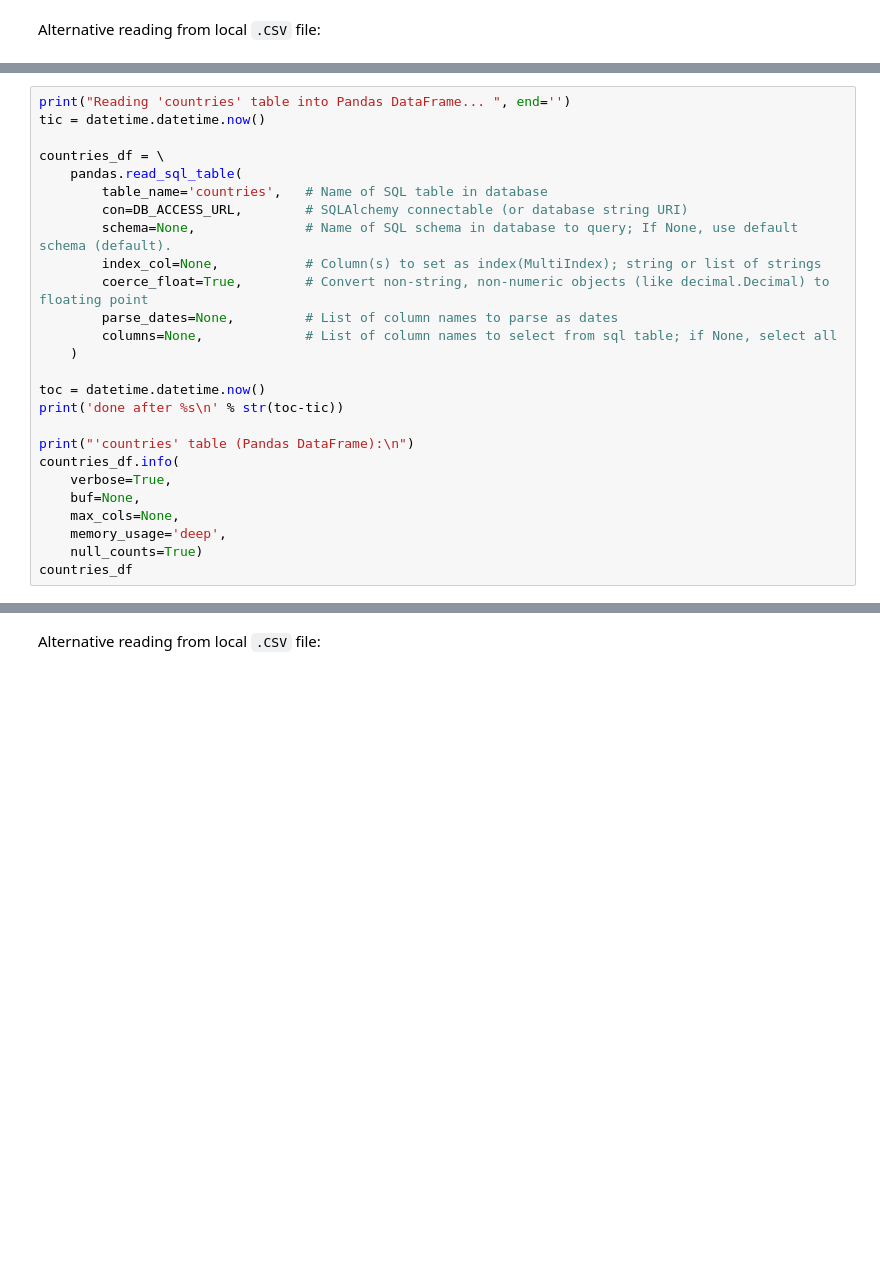
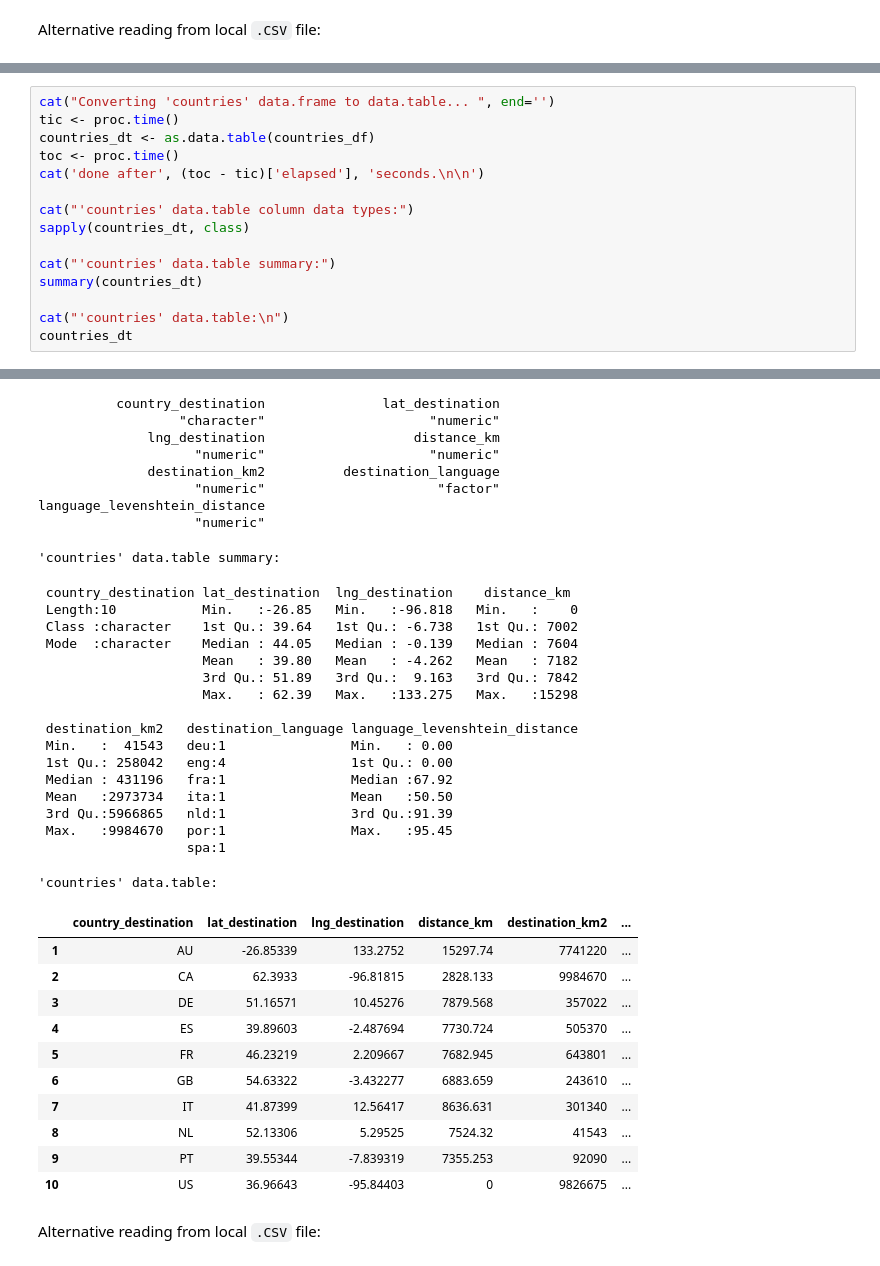
Before and after one commit to ChicagoBoothAnalytics/RelationalData, a Jupyter notebook: Cases/Kaggle AirBnB/R/KaggleAirBnB-RDataFrame-RDataTable-SparkRSQLDataFrame.ipynb, the cells around one changed output, grey strips where cells are left out. Cells and saved outputs as stored; diff of their text form; blank space fills up the shorter version.

```diff
--- a/Cases/Kaggle AirBnB/R/KaggleAirBnB-RDataFrame-RDataTable-SparkRSQLDataFrame.ipynb
+++ b/Cases/Kaggle AirBnB/R/KaggleAirBnB-RDataFrame-RDataTable-SparkRSQLDataFrame.ipynb
@@ -710,26 +831,0 @@ setAs('character', 'POSIXlt_DateTime___modified', custom_str_to_POSIXlt_converte
-# %%
-print("Reading 'countries' table into Pandas DataFrame... ", end='')
-tic = datetime.datetime.now()
-
-countries_df = \
-    pandas.read_sql_table(
-        table_name='countries',   # Name of SQL table in database
-        con=DB_ACCESS_URL,        # SQLAlchemy connectable (or database string URI)
-        schema=None,              # Name of SQL schema in database to query; If None, use default schema (default).
-        index_col=None,           # Column(s) to set as index(MultiIndex); string or list of strings
-        coerce_float=True,        # Convert non-string, non-numeric objects (like decimal.Decimal) to floating point
-        parse_dates=None,         # List of column names to parse as dates
-        columns=None,             # List of column names to select from sql table; if None, select all
-    )
-
-toc = datetime.datetime.now()
-print('done after %s\n' % str(toc-tic))
-
-print("'countries' table (Pandas DataFrame):\n")
-countries_df.info(
-    verbose=True,
-    buf=None,
-    max_cols=None,
-    memory_usage='deep',
-    null_counts=True)
-countries_df
@@ -763,0 +832,16 @@ memory usage: 1.7 KB
+# %%
+cat("Converting 'countries' data.frame to data.table... ", end='')
+tic <- proc.time()
+countries_dt <- as.data.table(countries_df)
+toc <- proc.time()
+cat('done after', (toc - tic)['elapsed'], 'seconds.\n\n')
+
+cat("'countries' data.table column data types:")
+sapply(countries_dt, class)
+
+cat("'countries' data.table summary:")
+summary(countries_dt)
+
+cat("'countries' data.table:\n")
+countries_dt
+# %% [output]
@@ -764,2 +851,39 @@ memory usage: 1.7 KB
+          country_destination               lat_destination
+                  "character"                     "numeric"
+              lng_destination                   distance_km
+                    "numeric"                     "numeric"
+              destination_km2          destination_language
+                    "numeric"                      "factor"
+language_levenshtein_distance
+                    "numeric"
+'countries' data.table summary:
+ country_destination lat_destination  lng_destination    distance_km
+ Length:10           Min.   :-26.85   Min.   :-96.818   Min.   :    0
+ Class :character    1st Qu.: 39.64   1st Qu.: -6.738   1st Qu.: 7002
+ Mode  :character    Median : 44.05   Median : -0.139   Median : 7604
+                     Mean   : 39.80   Mean   : -4.262   Mean   : 7182
+                     3rd Qu.: 51.89   3rd Qu.:  9.163   3rd Qu.: 7842
+                     Max.   : 62.39   Max.   :133.275   Max.   :15298
+
+ destination_km2   destination_language language_levenshtein_distance
+ Min.   :  41543   deu:1                Min.   : 0.00
+ 1st Qu.: 258042   eng:4                1st Qu.: 0.00
+ Median : 431196   fra:1                Median :67.92
+ Mean   :2973734   ita:1                Mean   :50.50
+ 3rd Qu.:5966865   nld:1                3rd Qu.:91.39
+ Max.   :9984670   por:1                Max.   :95.45
+                   spa:1
+'countries' data.table:
+|  | country_destination | lat_destination | lng_destination | distance_km | destination_km2 | ... |
+| 1 | AU | -26.85339 | 133.2752 | 15297.74 | 7741220 | ... |
+| 2 | CA | 62.3933 | -96.81815 | 2828.133 | 9984670 | ... |
+| 3 | DE | 51.16571 | 10.45276 | 7879.568 | 357022 | ... |
+| 4 | ES | 39.89603 | -2.487694 | 7730.724 | 505370 | ... |
+| 5 | FR | 46.23219 | 2.209667 | 7682.945 | 643801 | ... |
+| 6 | GB | 54.63322 | -3.432277 | 6883.659 | 243610 | ... |
+| 7 | IT | 41.87399 | 12.56417 | 8636.631 | 301340 | ... |
+| 8 | NL | 52.13306 | 5.29525 | 7524.32 | 41543 | ... |
+| 9 | PT | 39.55344 | -7.839319 | 7355.253 | 92090 | ... |
+| 10 | US | 36.96643 | -95.84403 | 0 | 9826675 | ... |
 # %% [markdown]
 Alternative reading from local `.CSV` file:
```
Also changed, not shown: parts of 40 cells of this notebook.
